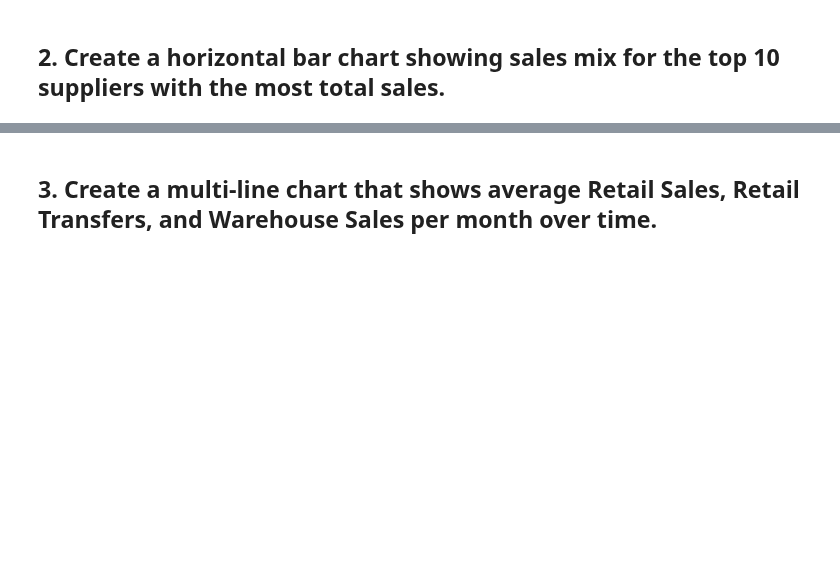
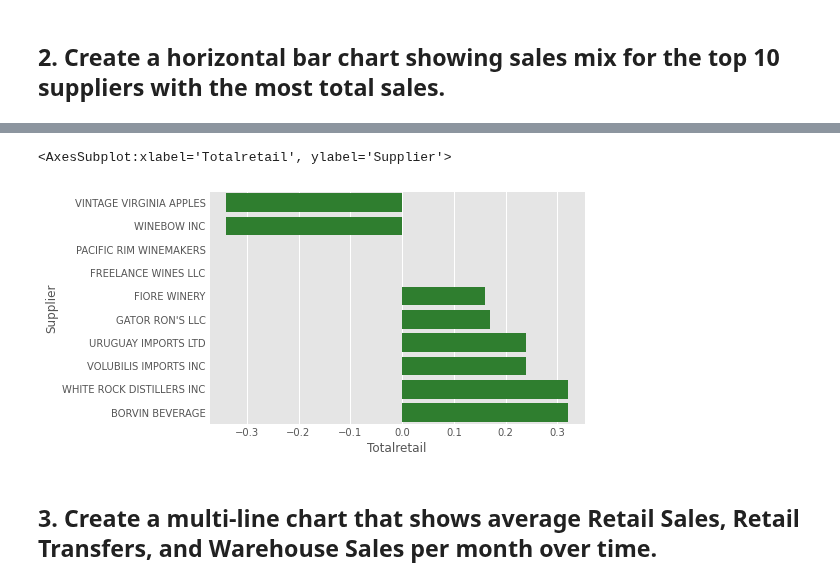
Before and after one commit to jmolendijk/dataV2-labs, a Jupyter notebook: module-2/Plotting-Multiple-Data-Series/your-code/main.ipynb, the cells around one changed output, grey strips where cells are left out. Saved outputs shown, nothing was run; the diff lists cells and outputs as text; code cells hidden in the pictures; blank space fills up the shorter version.

```diff
--- a/module-2/Plotting-Multiple-Data-Series/your-code/main.ipynb
+++ b/module-2/Plotting-Multiple-Data-Series/your-code/main.ipynb
@@ -25,2 +49,8 @@ data.head()
 # %% [markdown]
 ## 2. Create a horizontal bar chart showing sales mix for the top 10 suppliers with the most total sales.
+# %%
+Supplier = data.groupby('Supplier')[['Totalretail']].sum()
+
+Supplier = Supplier.sort_values(by =['Totalretail']).head(10)
+
+Supplier
@@ -27,2 +70,13 @@ data.head()
+# %%
+# Use styles like 'ggplot', 'dark_background', or 'fivethirtyeight'
+#sns.set_palette('colorblind')
+#plt.style.use('seaborn-colorblind')
+#Seaborn: deep, muted, pastel, bright, dark, and colorblind
+plt.style.use('ggplot')
+
+sns.barplot(x='Totalretail', y= Supplier.index ,data = Supplier, color = 'forestgreen')
+# %% [output]
+<AxesSubplot:xlabel='Totalretail', ylabel='Supplier'>
+[figure, added]
 # %% [markdown]
 ## 3. Create a multi-line chart that shows average Retail Sales, Retail Transfers, and Warehouse Sales per month over time.
```
Also changed, not shown: parts of 12 cells of this notebook, 1 other file.
